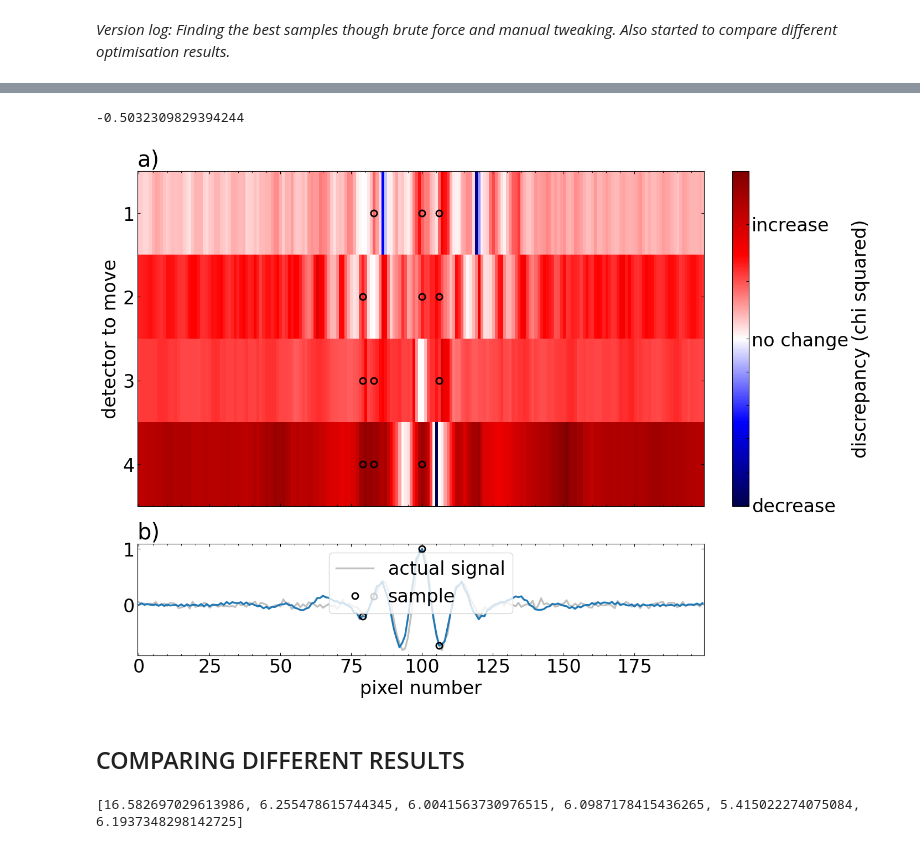
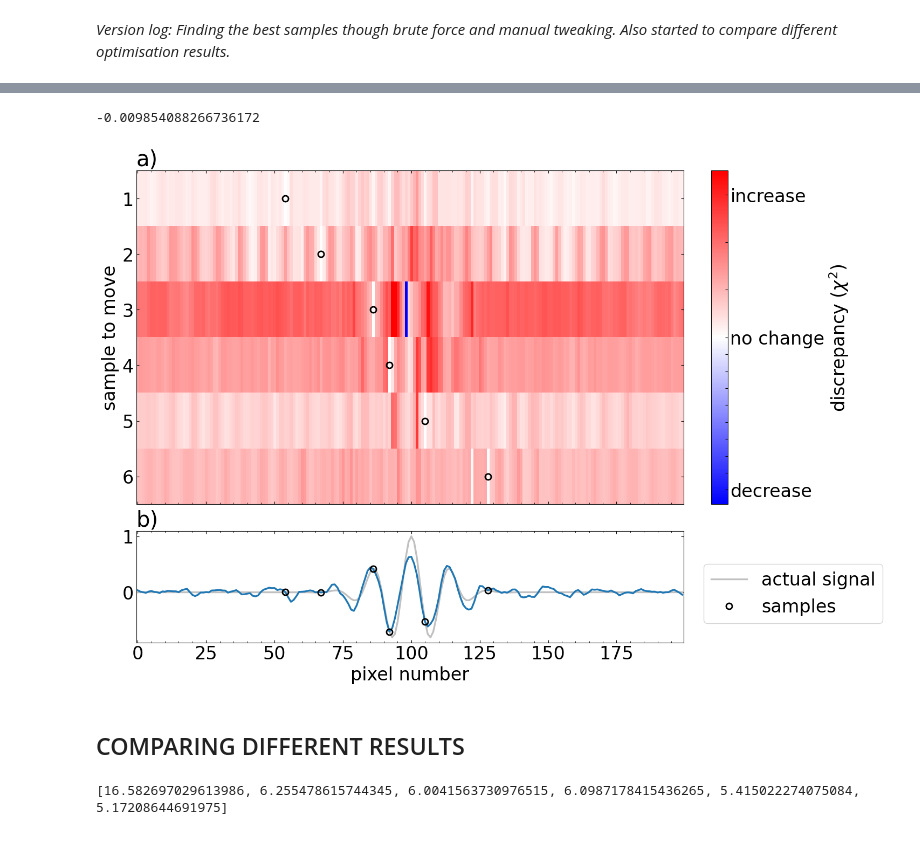
Before and after one commit to Jammi-Dodgers/THz-Compressed-Sensing, a Jupyter notebook: CS_brute_assisted_manual.ipynb, the cells around one changed output, grey strips where cells are left out. Saved outputs shown, nothing was run; the diff lists cells and outputs as text; code cells hidden in the pictures.

Commit message:
made new mock interferograms to 'predict' experiment

```diff
--- a/CS_brute_assisted_manual.ipynb
+++ b/CS_brute_assisted_manual.ipynb
@@ -12,7 +12,7 @@ plt.rcParams.update({'font.size':24, 'xtick.minor.visible': True, 'ytick.minor.v
                      'lines.linewidth': 2.4, 'lines.markersize': 10.0, 'lines.markeredgewidth': 2.4})
 #np.set_printoptions(threshold=sys.maxsize)
 # %%
-file_number = 17 # Use a noiseless version of the interferogram for good convergence
+file_number = 15 # Use a noiseless version of the interferogram for good convergence
 file_name = "1dmockanderrors{:d}".format(file_number)
 #file_name = "240802134128_processed1d"
 
@@ -20,12 +20,12 @@ file_type = ".csv"
 target, uncertainties = cs.open_dataset(file_name, file_type)
 optlocs_file = "data\\" + file_name +"_optlocs.csv"
 
-reduced_points = 4
+reduced_points = 6
 total_points = len(target)
 # %%
 full_data = cs.open_csv(optlocs_file, reduced_points)
 # %%
-test = [79,  83, 100, 106] # Manual
+test = [54, 67, 86, 92, 105, 128] # Manual
 #test = cs.subsample_1d(total_points, reduced_points, subsampling_method= "regular") # referance
 
 test = np.array(test)
@@ -115,41 +115,41 @@ zticklabels[0] = "decrease"
 zticklabels[-1] = "increase"
 zticklabels[zticks == 0] = "no change"
 
 ### colourmap
 
 norm = mplcolors.TwoSlopeNorm(0, vmin=min_diff, vmax=max_diff) #Greatly exagerates the possible improvements
 
 #c, v = ["darkgreen","green","palegreen","white","lightcoral","red","darkred"], [0, 0.1, 0.4, 0.5, 0.6, 0.85, 1.0] # colour, position on scale
 #cmap= mplcolors.LinearSegmentedColormap.from_list('rg', list(zip(v,c)), N=256) # very festive! Creates a color scale by interpolating between the specified colours.
-cmap= "seismic"
+cmap= "bwr"
 
 ### plot
 
 fig, axs = plt.subplots(2, 1, figsize= (14, 10), sharex= True, height_ratios= (3, 1), layout= "constrained")
 
 im = axs[0].imshow(difference, aspect= "auto", interpolation= "none", cmap= cmap, norm= norm)
-cbar = fig.colorbar(im, label= "discrepancy (chi squared)")
+cbar = fig.colorbar(im, label= r"discrepancy ($\chi ^2$)")
 cbar.set_ticks(ticks= zticks, labels=zticklabels)
 
-axs[0].plot(fixed_points ,np.arange(reduced_points), linestyle= "none", marker= "o", color= "black", markerfacecolor= "none", markeredgewidth= 2, markersize= 8) #kind of cursed but it works
-axs[0].set(ylabel= "detector to move", yticks= np.arange(reduced_points), yticklabels= np.arange(1, reduced_points+1))
+axs[0].plot(test ,np.arange(reduced_points), linestyle= "none", marker= "o", color= "black", markerfacecolor= "none", markeredgewidth= 2, markersize= 8) #kind of cursed but it works
+axs[0].set(ylabel= "sample to move", yticks= np.arange(reduced_points), yticklabels= np.arange(1, reduced_points+1))
 axs[0].set_title("a)", loc= "left")
 
 samples = np.full_like(target, np.nan)
 samples[test] = target[test]
 test_result = cs.compressed_sensing(samples, regularization_coeffient)
 
 axs[1].plot(target, color= "silver", label= "actual signal")
 axs[1].plot(test_result, color= "tab:blue", label= "")
-axs[1].plot(test, target[test], linestyle= "none", marker= "o", color= "black", markerfacecolor= "none", markeredgewidth= 2, markersize= 8, label= "sample")
+axs[1].plot(test, target[test], linestyle= "none", marker= "o", color= "black", markerfacecolor= "none", markeredgewidth= 2, markersize= 8, label= "samples")
 axs[1].set(xlabel= "pixel number")
 axs[1].set_title("b)", loc= "left")
-axs[1].legend()
+plt.figlegend(loc= 'lower right', bbox_to_anchor= (1.05, 0.1))
 
 plt.show()
 # %% [output]
--0.5032309829394244
+-0.009854088266736172
-[figure, old version]
+[figure, new version]
 # %% [markdown]
 ## COMPARING DIFFERENT RESULTS
 # %%
@@ -164,7 +164,7 @@ optimised_detectors = {#"Fabricated Schottky Array": [12,16,20,24,28,32,36,40],
                        "Greedy": [118,  99,  84, 106],
                        "MCMC Metropolis": [ 90, 100, 106, 159],
                        "Simulated Annealing": [ 81,  93,  99, 115],
-                       "Brute Force": [79,  83, 100, 106]}
+                       "Brute Force": [ 82,  93,  99, 114]}
 
 runtimes = ["1 ms", "200 ms", "1 min", "3 mins", "3 mins", "6 days"]
 scores = [cs.evaluate_score(sensors, target, uncertainties, regularization_coeffient) for sensors in optimised_detectors.values()]
@@ -173,7 +173,7 @@ print(scores)
 pixel_pitch = 200 #um
 theta = 60 #arcminutes # APPOX. NOT MEASURED.
 # %% [output]
-[16.582697029613986, 6.255478615744345, 6.0041563730976515, 6.0987178415436265, 5.415022274075084, 6.1937348298142725]
+[16.582697029613986, 6.255478615744345, 6.0041563730976515, 6.0987178415436265, 5.415022274075084, 5.17208644691975]
 # %%
 ### INTERFEROGRAMS
 
```
Also changed, not shown: parts of 7 cells of this notebook, 8 other files.
